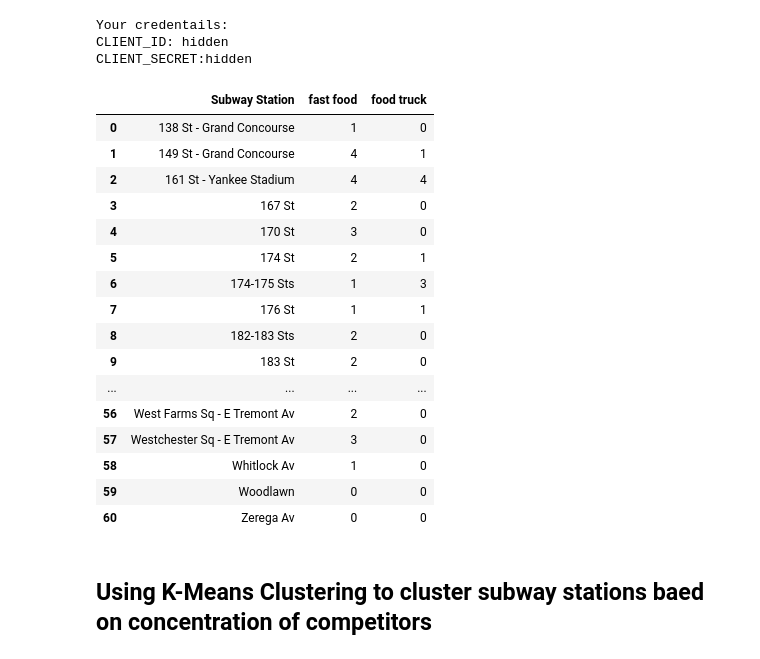
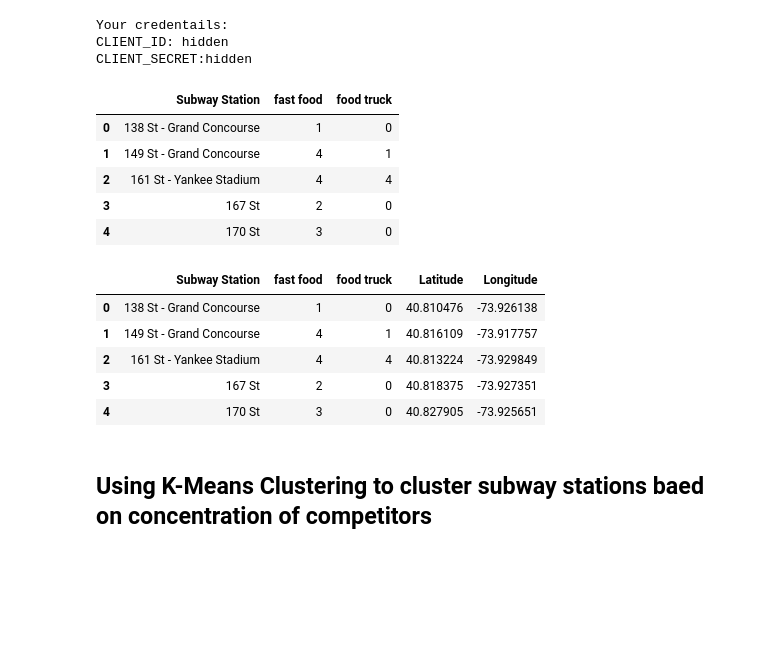
Before and after one commit to anish9008/coursera-projects, a Jupyter notebook: Food Trucks Near Bronx Subway Stations.ipynb, the cells around one changed output. Cells and saved outputs as stored; diff of their text form; code cells hidden in the pictures; blank space fills up the shorter version.

```diff
--- a/Food Trucks Near Bronx Subway Stations.ipynb
+++ b/Food Trucks Near Bronx Subway Stations.ipynb
@@ -234,28 +243,26 @@ toronto_onehot = sub_encode[fixed_columns]
 #grouping by station name and by taking the sum of occurrence of competitor
 sub_grouped = sub_encode.groupby('Subway Station').sum().reset_index()
 # %%
-sub_grouped
+sub_grouped.head()
 # %% [output]
 |  | Subway Station | fast food | food truck |
 | 0 | 138 St - Grand Concourse | 1 | 0 |
 | 1 | 149 St - Grand Concourse | 4 | 1 |
 | 2 | 161 St - Yankee Stadium | 4 | 4 |
 | 3 | 167 St | 2 | 0 |
 | 4 | 170 St | 3 | 0 |
-| 5 | 174 St | 2 | 1 |
-| 6 | 174-175 Sts | 1 | 3 |
-| 7 | 176 St | 1 | 1 |
-| 8 | 182-183 Sts | 2 | 0 |
-| 9 | 183 St | 2 | 0 |
-| ... | ... | ... | ... |
-| 56 | West Farms Sq - E Tremont Av | 2 | 0 |
-| 57 | Westchester Sq - E Tremont Av | 3 | 0 |
-| 58 | Whitlock Av | 1 | 0 |
-| 59 | Woodlawn | 0 | 0 |
-| 60 | Zerega Av | 0 | 0 |
 # %%
 finaldf = sub_grouped.copy()
 finaldf = finaldf.join(df[['Stop','Latitude','Longitude']]).drop('Stop', axis=1)
+# %%
+finaldf.head()
+# %% [output]
+|  | Subway Station | fast food | food truck | Latitude | Longitude |
+| 0 | 138 St - Grand Concourse | 1 | 0 | 40.810476 | -73.926138 |
+| 1 | 149 St - Grand Concourse | 4 | 1 | 40.816109 | -73.917757 |
+| 2 | 161 St - Yankee Stadium | 4 | 4 | 40.813224 | -73.929849 |
+| 3 | 167 St | 2 | 0 | 40.818375 | -73.927351 |
+| 4 | 170 St | 3 | 0 | 40.827905 | -73.925651 |
 # %% [markdown]
 ## Using K-Means Clustering to cluster subway stations baed on concentration of competitors
 # %%
```
Also changed, not shown: parts of 3 cells of this notebook.
